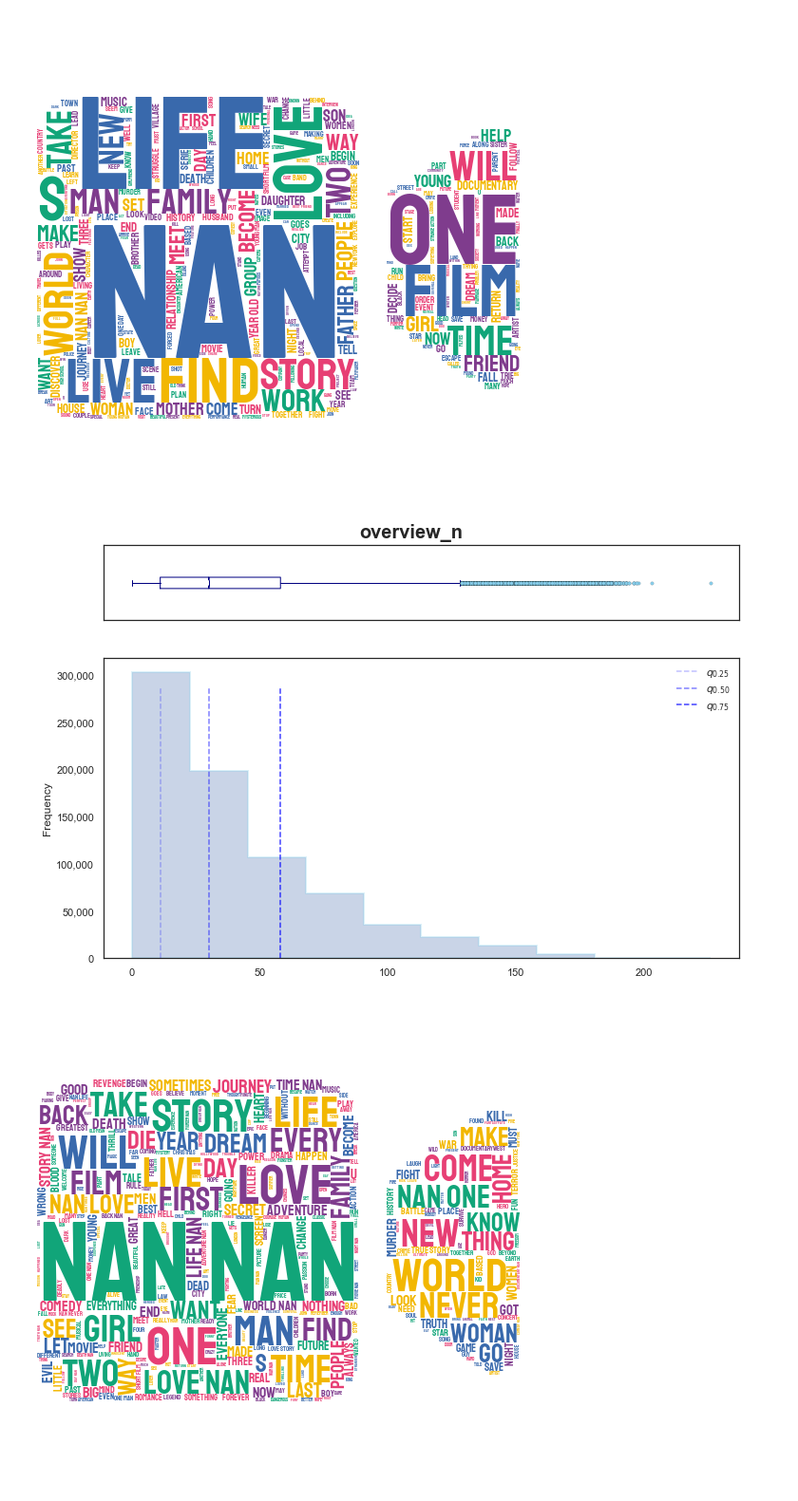
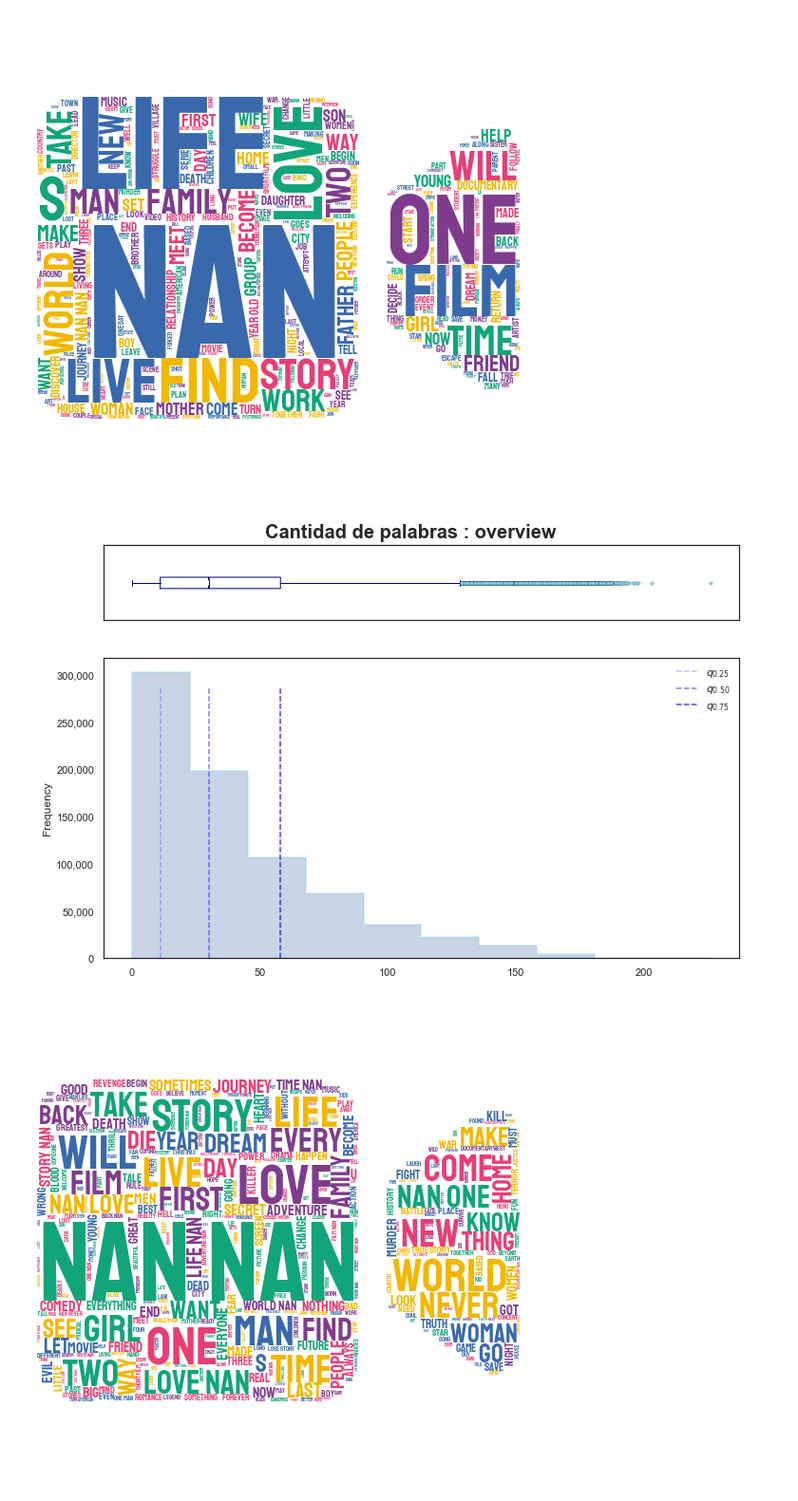
Before and after one commit to jesus-valencia97/Diplomado-en-ciencia-de-datos, a Jupyter notebook: Proyecto/Modulo 5/M1/M5 - Modulo1.ipynb, the cells around one changed output. Shown at 95% size. Cells and saved outputs as stored; diff of their text form; code cells hidden in the pictures.

```diff
--- a/Proyecto/Modulo 5/M1/M5 - Modulo1.ipynb
+++ b/Proyecto/Modulo 5/M1/M5 - Modulo1.ipynb
@@ -253,10 +259,10 @@ TC.cloud(str_db,'overview')
 # %% [output]
 [figure]
 # %%
-PlotUtils.hist_box(str_db,'overview_n')
+PlotUtils.hist_box(str_db,'overview_n',ctitle='Cantidad de palabras : overview')
 plt.savefig('nwords_overview.png')
 # %% [output]
-[figure, old version]
+[figure, new version]
 # %%
 TC.cloud(TMDb,'tagline')
 # %% [output]
```
Also changed, not shown: parts of 19 cells of this notebook.
